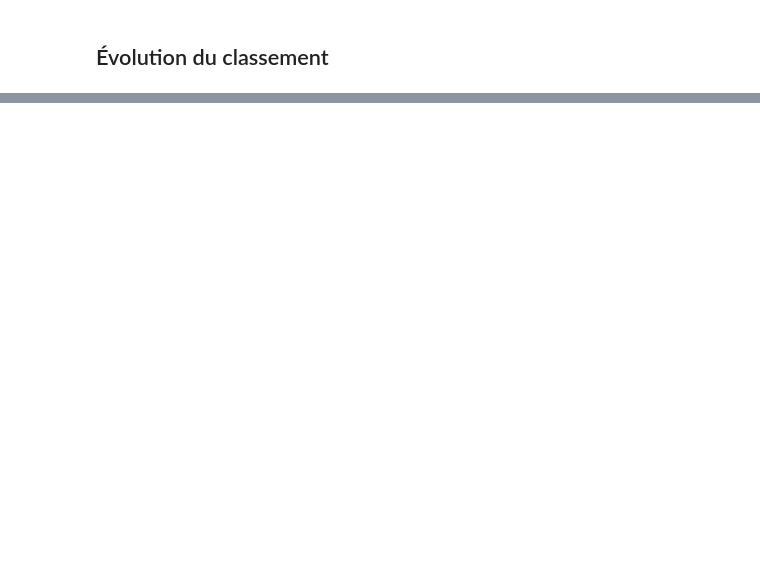
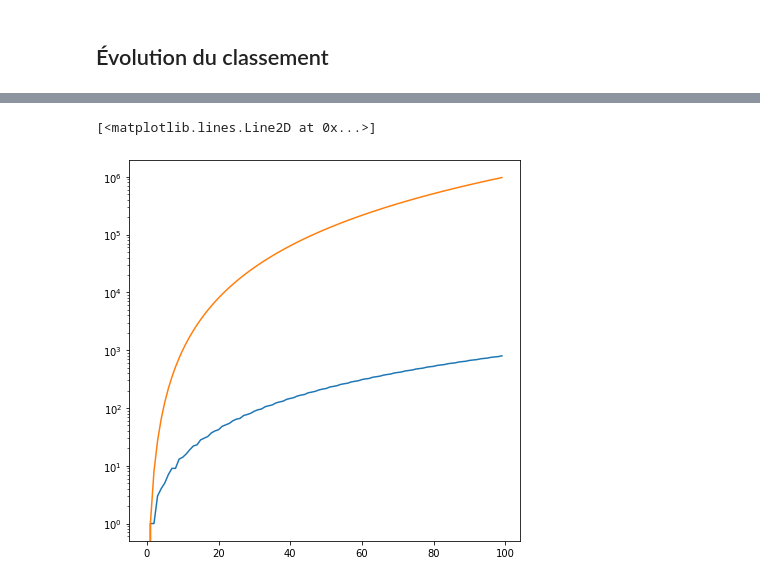
Before and after one commit to BhasherBEL/ProgrammingChallenges, a Jupyter notebook: AdventOfCode 2020/AOC.Data.ipynb, the cells around one changed output, grey strips where cells are left out. Saved outputs shown, nothing was run; the diff lists cells and outputs as text; code cells hidden in the pictures; blank space fills up the shorter version.

```diff
--- a/AdventOfCode 2020/AOC.Data.ipynb
+++ b/AdventOfCode 2020/AOC.Data.ipynb
@@ -166,0 +139,42 @@ Name: 9.duration, dtype: float64
+# %%
+def suite(frac, n):
+    c = 0
+    while c*frac.numerator <= n:
+        yield c*frac.numerator
+        c += 1
+# %%
+def m1(n):
+    i = 0
+    poss = []
+    for x in filter(lambda x: not x%Fraction(c,a).numerator, range(n)):
+        for y in suite(Fraction(c,b), n):
+            i += 1
+            z = int((a*x + b*y)/c)
+            if z >= n:
+                break
+            # print(f'x={x} y={y} z={z}')
+    return i
+# %%
+def m2(n):
+    j = 0
+    for x in range(n):
+        for y in range(n):
+            for z in range(n):
+                j+=1
+                if a*x + b*y == c*z:
+                    pass # print(f'x={x} y={y} z={z}')
+    return j
+# %%
+m1m = []
+m2m = []
+for i in range(100):
+    m1m.append(m1(i))
+    m2m.append(m2(i))
+# %%
+plt.figure(figsize=(7,7))
+plt.yscale('log', basey=10)
+plt.plot(m1m)
+plt.plot(m2m)
+# %% [output]
+[<matplotlib.lines.Line2D at 0x...>]
+[figure, added]
```
Also changed, not shown: parts of 19 cells of this notebook, 12 other files.
